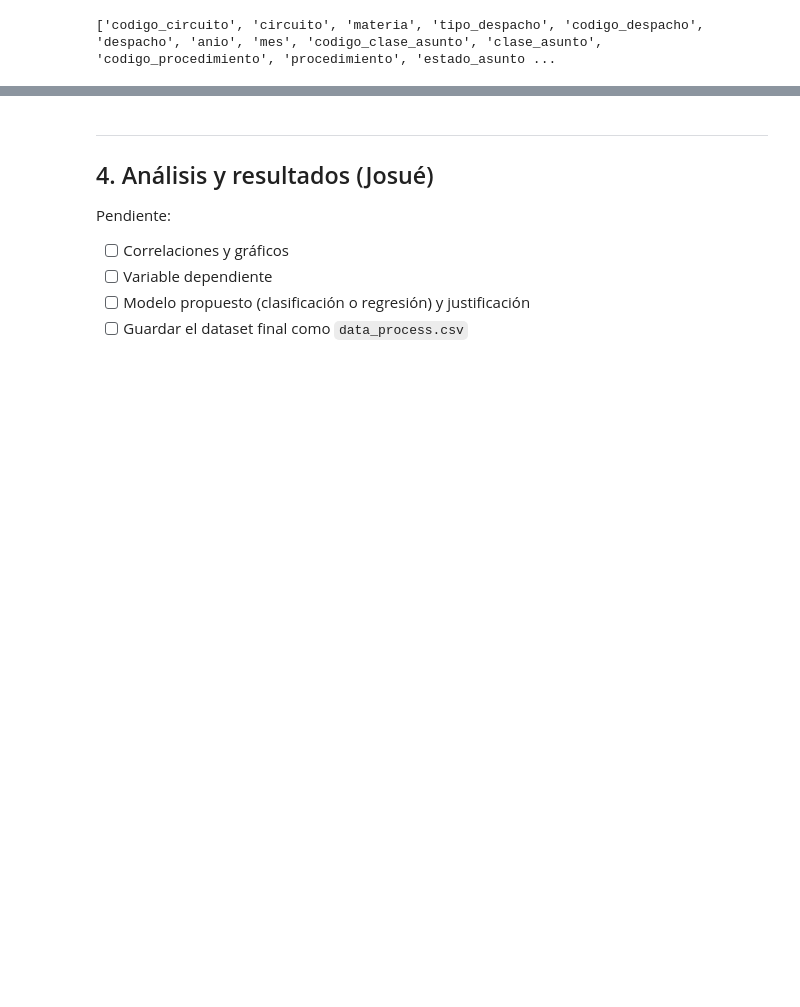
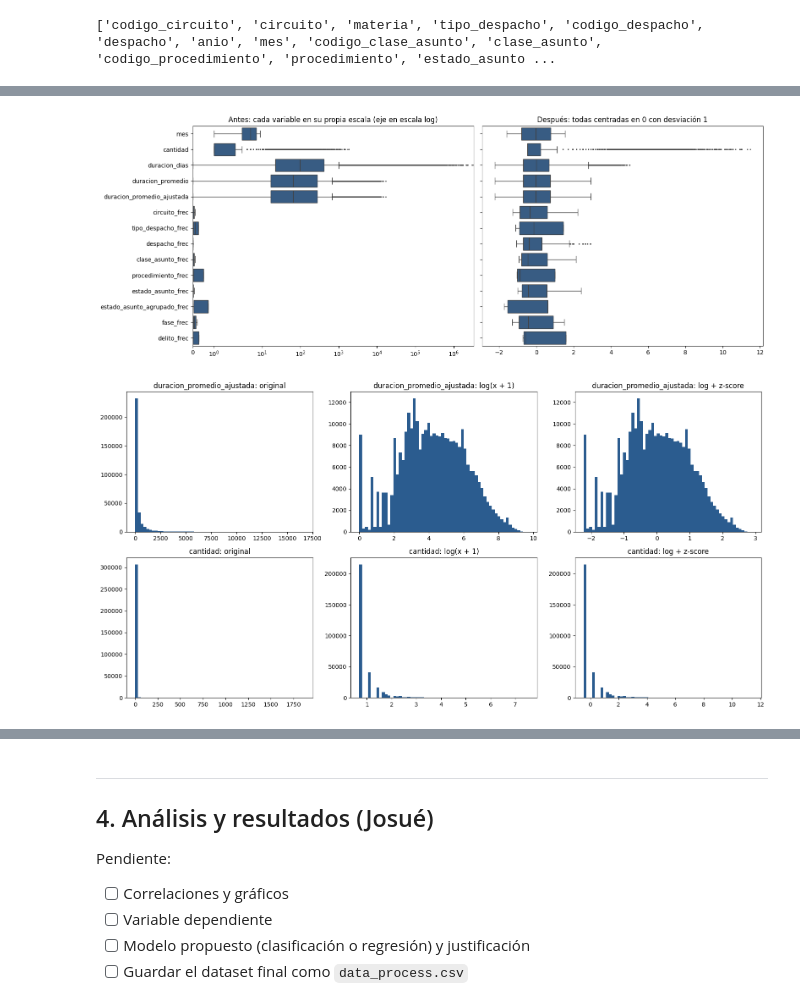
Before and after one commit to Kyaroruki/Laboratorio-4-Mineria-Datos, a Jupyter notebook: lab4_IC2025.ipynb, the cells around one changed output, grey strips where cells are left out. Saved outputs shown, nothing was run; the diff lists cells and outputs as text; code cells hidden in the pictures; blank space fills up the shorter version.

```diff
--- a/lab4_IC2025.ipynb
+++ b/lab4_IC2025.ipynb
@@ -271,0 +875,28 @@ Pendiente:
+# %%
+# Evidencia gráfica 1: escalas antes y después
+fig, ejes = plt.subplots(1, 2, figsize=(16, 6))
+sns.boxplot(data=df_transformado[COLUMNAS_ESCALAR], orient="h", ax=ejes[0], color="#2b5c8f", fliersize=1)
+ejes[0].set_xscale("symlog")
+ejes[0].set_xlim(left=0)
+ejes[0].set_title("Antes: cada variable en su propia escala (eje en escala log)")
+sns.boxplot(data=df_escalado[COLUMNAS_ESCALAR], orient="h", ax=ejes[1], color="#2b5c8f", fliersize=1)
+ejes[1].set_title("Después: todas centradas en 0 con desviación 1")
+ejes[1].set_yticklabels([])
+plt.tight_layout()
+plt.show()
+
+# Evidencia gráfica 2: efecto del logaritmo y la estandarización en dos medidas
+fig, ejes = plt.subplots(2, 3, figsize=(16, 8))
+for fila, col in enumerate(["duracion_promedio_ajustada", "cantidad"]):
+    original = df_transformado[col]
+    pasos = [(original, "original"),
+             (np.log1p(original), "log(x + 1)"),
+             (df_escalado[col], "log + z-score")]
+    for ax, (valores, titulo) in zip(ejes[fila], pasos):
+        ax.hist(valores, bins=60, color="#2b5c8f")
+        ax.set_title(f"{col}: {titulo}")
+plt.tight_layout()
+plt.show()
+# %% [output]
+[figure, added]
+[figure, added]
```
Also changed, not shown: parts of 22 cells of this notebook.
